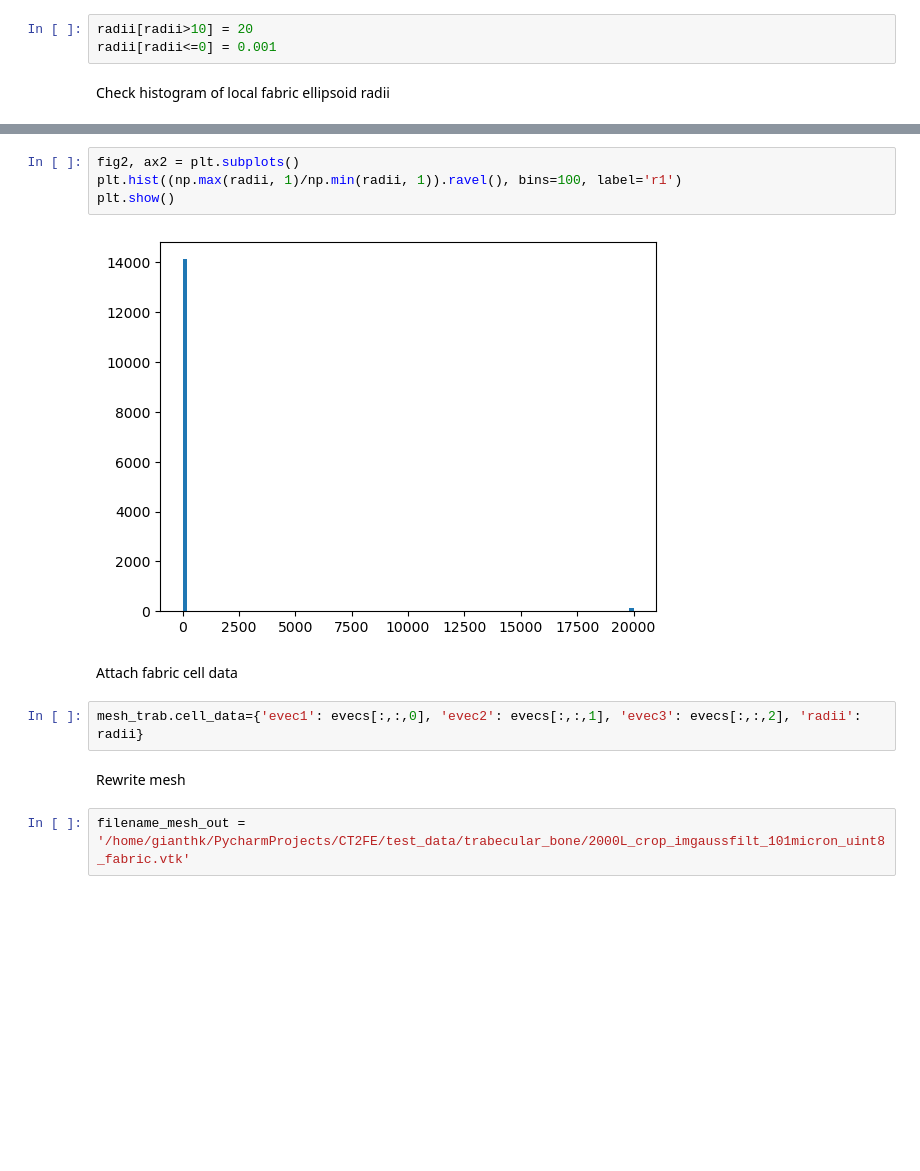
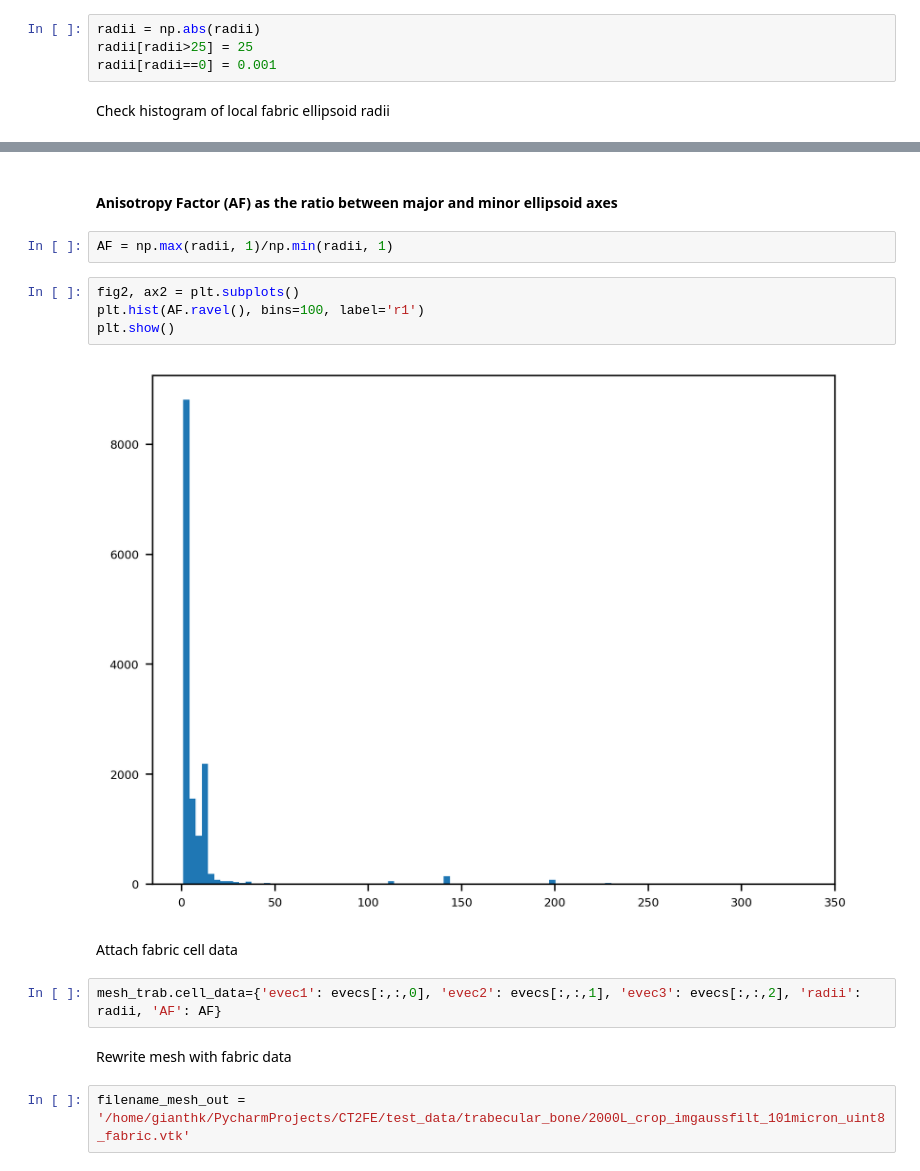
Before and after one commit to ciclope-microFE/ciclope, a Jupyter notebook: pyfabric_ex01_prox_femur.ipynb, the cells around one changed output, grey strips where cells are left out. Drawn from its saved outputs; the diff is of its cells as text; blank space fills up the shorter version.

```diff
--- a/pyfabric_ex01_prox_femur.ipynb
+++ b/pyfabric_ex01_prox_femur.ipynb
@@ -160,8 +160,9 @@ evecs, radii = pf.fabric_pointset(data_3D, cells_bary/vs[0], 20)
 # %% [markdown]
 Remove radii outliers
 # %%
-radii[radii>10] = 20
-radii[radii<=0] = 0.001
+radii = np.abs(radii)
+radii[radii>25] = 25
+radii[radii==0] = 0.001
 # %% [markdown]
 Check histogram of local fabric ellipsoid radii
 # %%
@@ -179,15 +180,19 @@ plt.show()
+# %% [markdown]
+#### Anisotropy Factor (AF) as the ratio between major and minor ellipsoid axes
+# %%
+AF = np.max(radii, 1)/np.min(radii, 1)
 # %%
 fig2, ax2 = plt.subplots()
-plt.hist((np.max(radii, 1)/np.min(radii, 1)).ravel(), bins=100, label='r1')
+plt.hist(AF.ravel(), bins=100, label='r1')
 plt.show()
 # %% [output]
-[figure, old version]
+[figure, new version]
 # %% [markdown]
 Attach fabric cell data
 # %%
-mesh_trab.cell_data={'evec1': evecs[:,:,0], 'evec2': evecs[:,:,1], 'evec3': evecs[:,:,2], 'radii': radii}
+mesh_trab.cell_data={'evec1': evecs[:,:,0], 'evec2': evecs[:,:,1], 'evec3': evecs[:,:,2], 'radii': radii, 'AF': AF}
 # %% [markdown]
-Rewrite mesh
+Rewrite mesh with fabric data
 # %%
 filename_mesh_out = '/home/gianthk/PycharmProjects/CT2FE/test_data/trabecular_bone/2000L_crop_imgaussfilt_101micron_uint8_fabric.vtk'
 # %%
```
Also changed, not shown: parts of 9 cells of this notebook, 1 other file.
